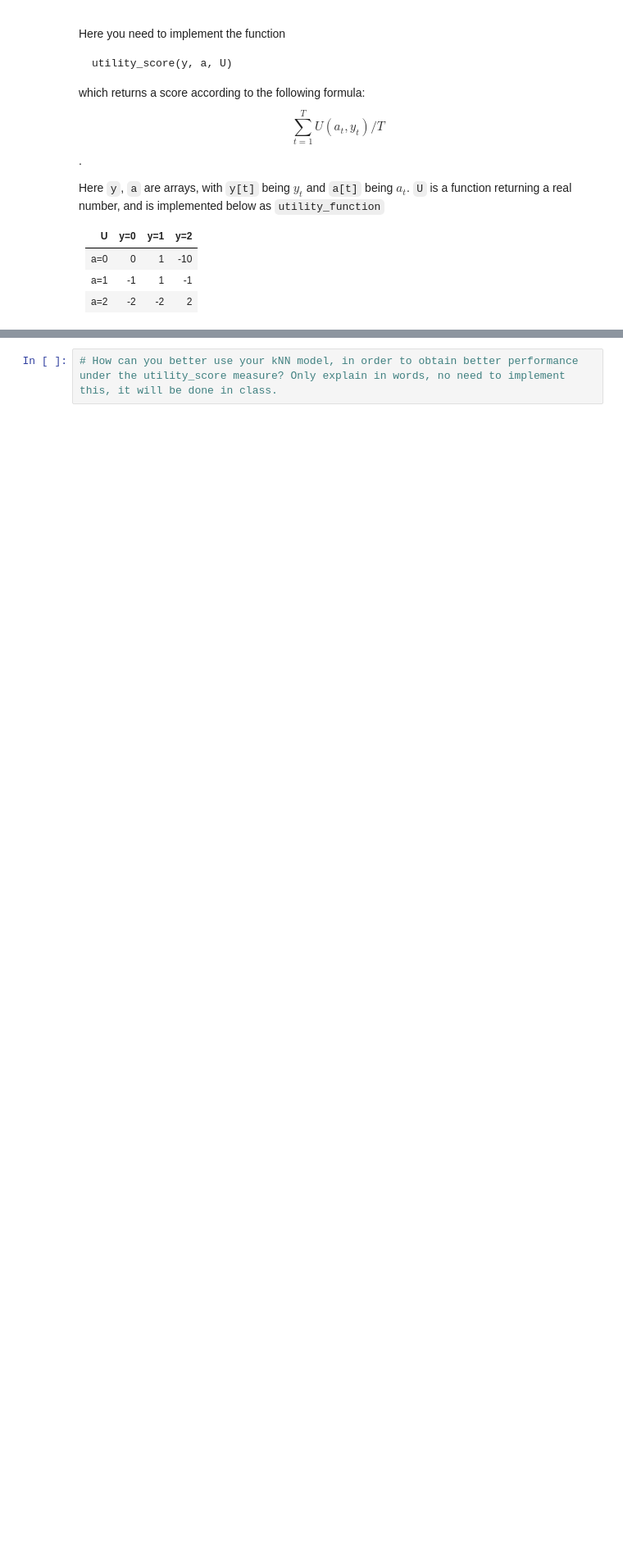
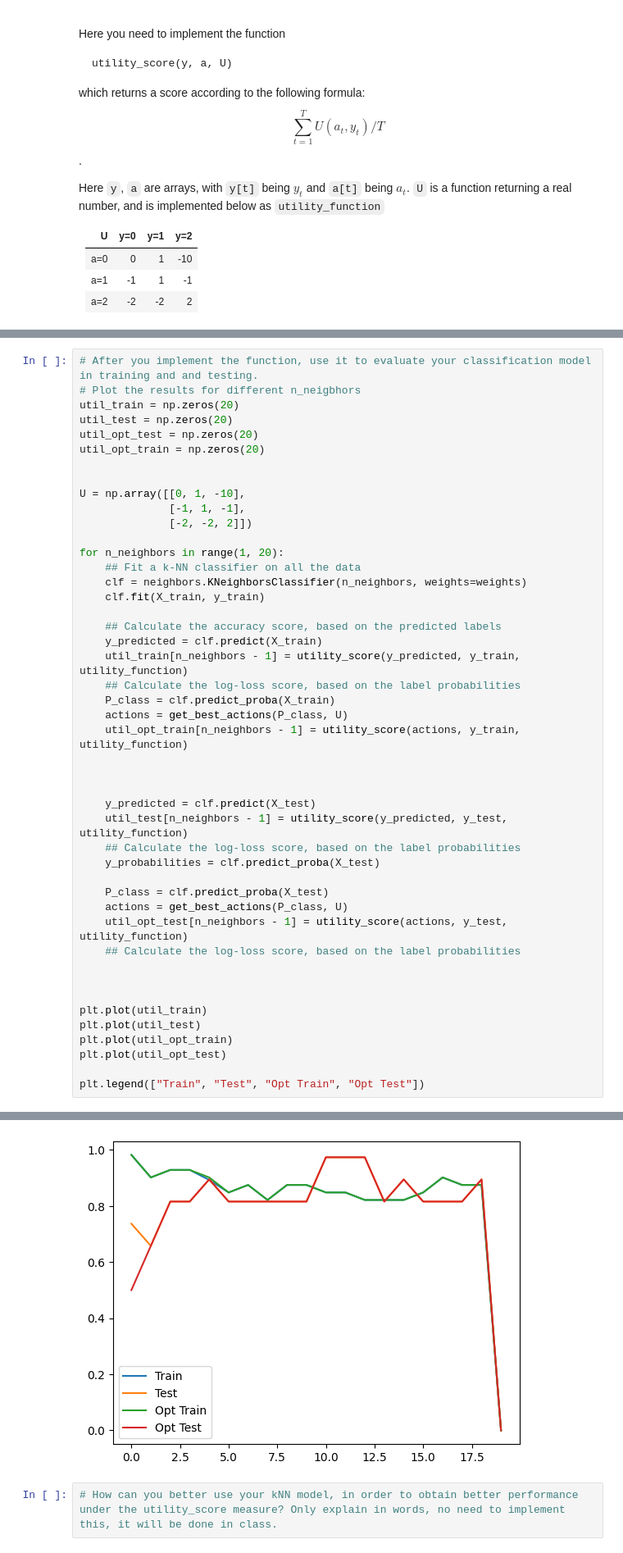
Before and after one commit to olethrosdc/machine-learning-neuch, a Jupyter notebook: BSc/src/KNN/KNN-scikit.ipynb, the cells around one changed output, grey strips where cells are left out. Shown at 82% size. Drawn from its saved outputs; the diff is of its cells as text; blank space fills up the shorter version.

```diff
--- a/BSc/src/KNN/KNN-scikit.ipynb
+++ b/BSc/src/KNN/KNN-scikit.ipynb
@@ -168,0 +256,47 @@ SyntaxError: invalid syntax (286652004.py, line 1)
+# %%
+# After you implement the function, use it to evaluate your classification model in training and and testing.
+# Plot the results for different n_neigbhors
+util_train = np.zeros(20)
+util_test = np.zeros(20)
+util_opt_test = np.zeros(20)
+util_opt_train = np.zeros(20)
+
+
+U = np.array([[0, 1, -10],
+              [-1, 1, -1],
+              [-2, -2, 2]])
+
+for n_neighbors in range(1, 20):
+    ## Fit a k-NN classifier on all the data
+    clf = neighbors.KNeighborsClassifier(n_neighbors, weights=weights)
+    clf.fit(X_train, y_train)
+
+    ## Calculate the accuracy score, based on the predicted labels
+    y_predicted = clf.predict(X_train)
+    util_train[n_neighbors - 1] = utility_score(y_predicted, y_train, utility_function)
+    ## Calculate the log-loss score, based on the label probabilities
+    P_class = clf.predict_proba(X_train)
+    actions = get_best_actions(P_class, U)
+    util_opt_train[n_neighbors - 1] = utility_score(actions, y_train, utility_function)
+
+
+
+    y_predicted = clf.predict(X_test)
+    util_test[n_neighbors - 1] = utility_score(y_predicted, y_test, utility_function)
+    ## Calculate the log-loss score, based on the label probabilities
+    y_probabilities = clf.predict_proba(X_test)
+
+    P_class = clf.predict_proba(X_test)
+    actions = get_best_actions(P_class, U)
+    util_opt_test[n_neighbors - 1] = utility_score(actions, y_test, utility_function)
+    ## Calculate the log-loss score, based on the label probabilities
+
+
+
+plt.plot(util_train)
+plt.plot(util_test)
+plt.plot(util_opt_train)
+plt.plot(util_opt_test)
+
+plt.legend(["Train", "Test", "Opt Train", "Opt Test"])
+# %% [output]
@@ -169,2 +304,3 @@ SyntaxError: invalid syntax (286652004.py, line 1)
+[figure, added]
 # %%
 # How can you better use your kNN model, in order to obtain better performance under the utility_score measure? Only explain in words, no need to implement this, it will be done in class.
```
Also changed, not shown: parts of 9 cells of this notebook.
